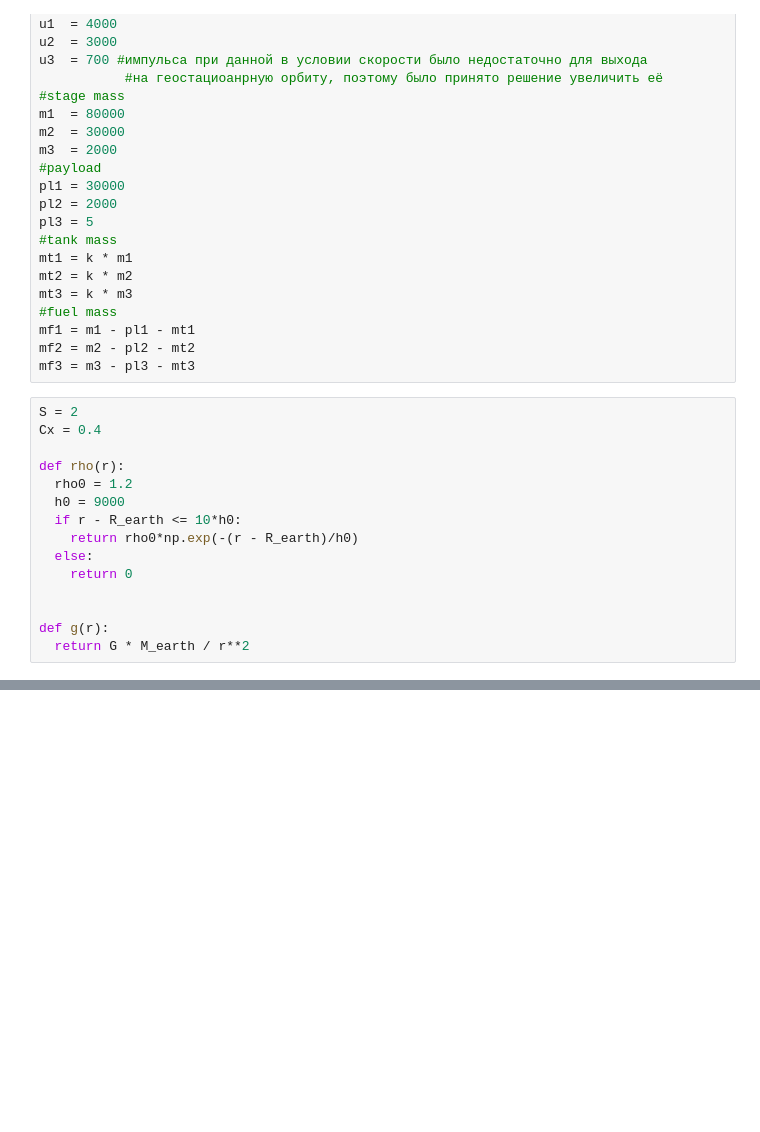
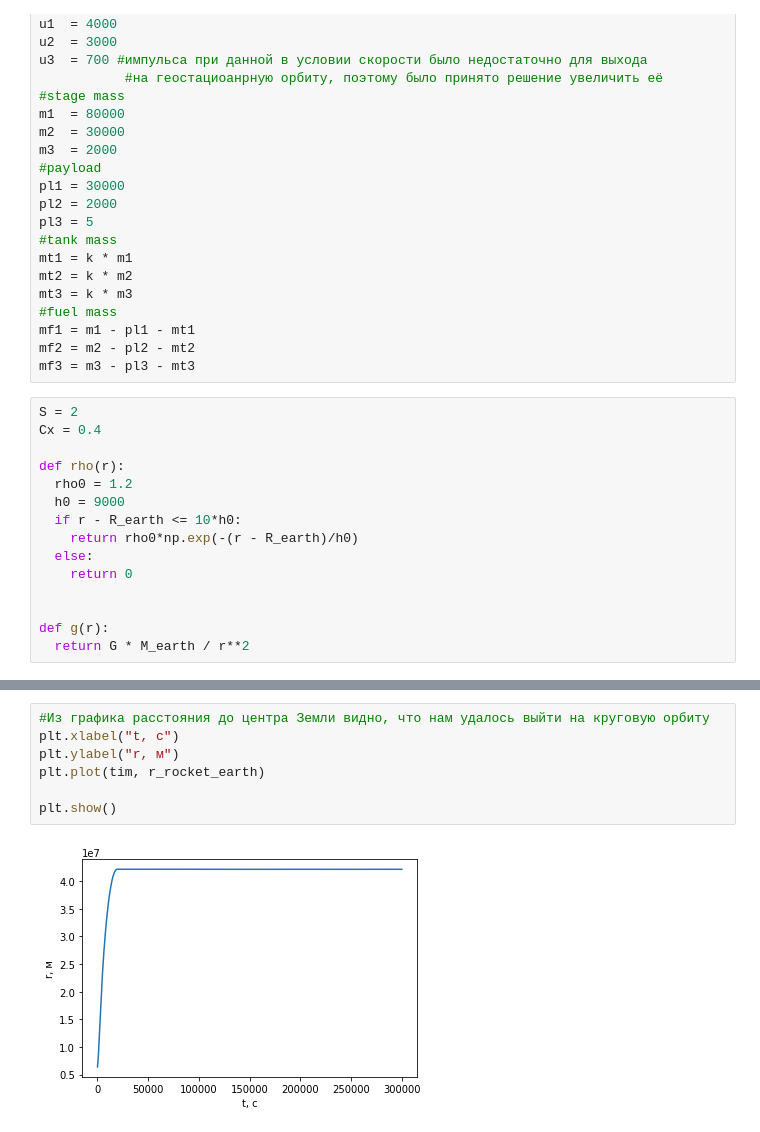
Before and after one commit to vi-dentata/spaceaero-2022, a Jupyter notebook: Kuznetsova_task1.ipynb, the cells around one changed output, grey strips where cells are left out. Saved outputs shown, nothing was run; the diff lists cells and outputs as text; blank space fills up the shorter version.

```diff
--- a/Kuznetsova_task1.ipynb
+++ b/Kuznetsova_task1.ipynb
@@ -286,0 +348,9 @@ Cкорость 3345.5730670720927 м/с
+# %%
+#Из графика расстояния до центра Земли видно, что нам удалось выйти на круговую орбиту
+plt.xlabel("t, с")
+plt.ylabel("r, м")
+plt.plot(tim, r_rocket_earth)
+
+plt.show()
+# %% [output]
+[figure, added]
```
Also changed, not shown: parts of 2 cells of this notebook.
